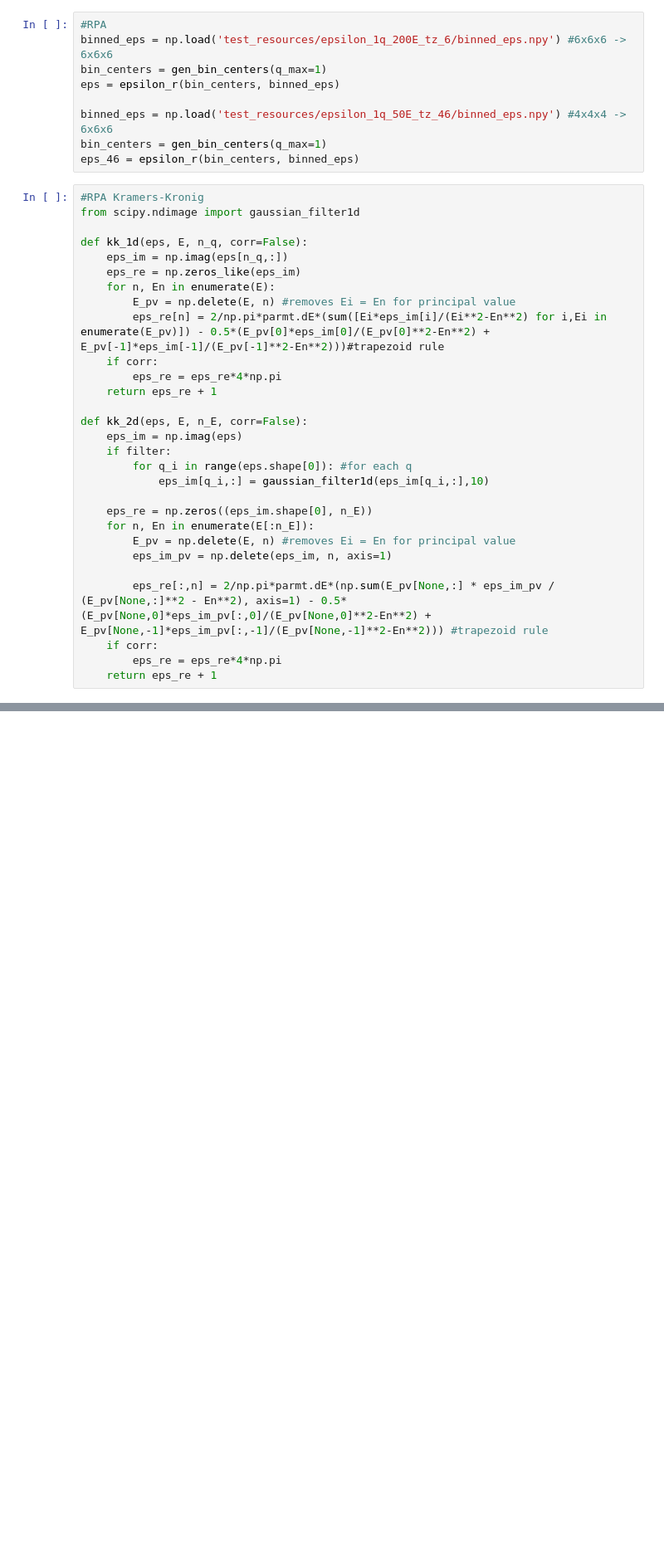
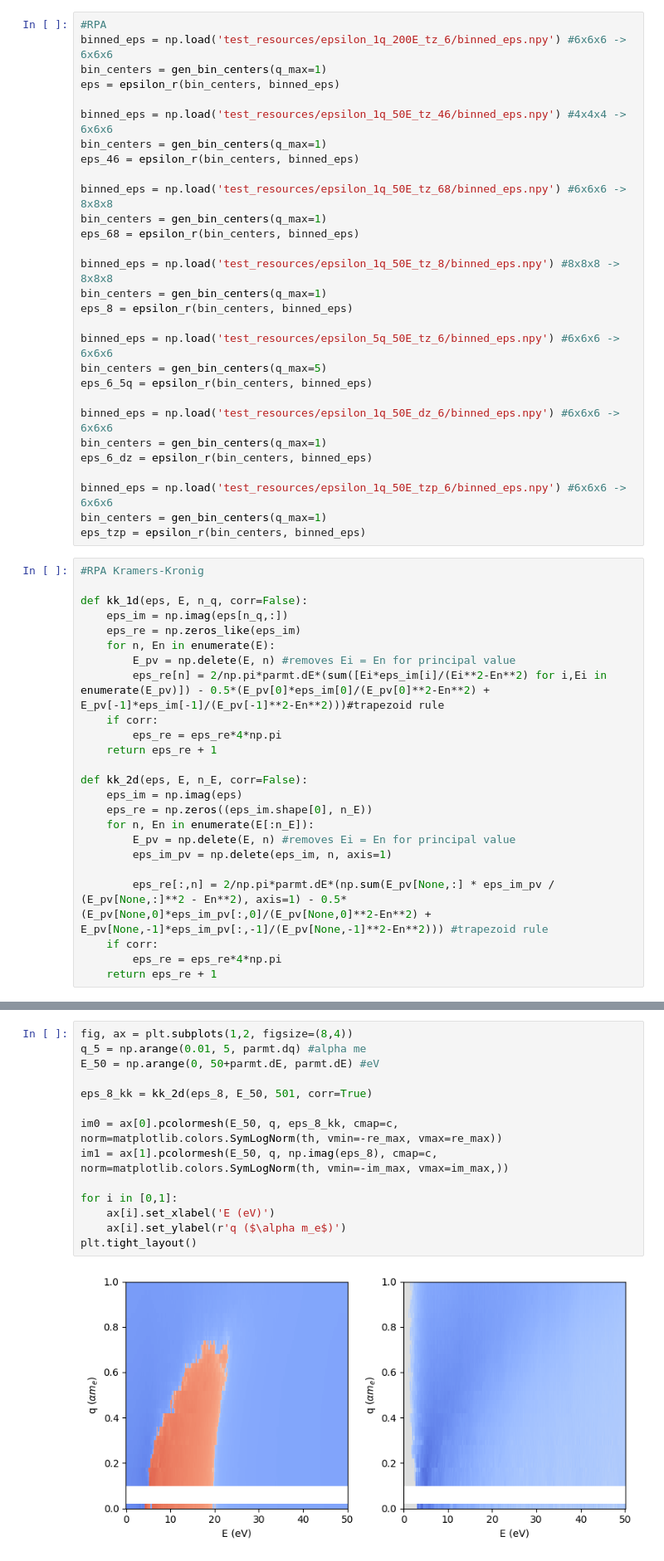
Before and after one commit to meganhott/QCDark2, a Jupyter notebook: plots.ipynb, the cells around one changed output, grey strips where cells are left out. Shown: that part at 83% size. Cells and saved outputs as stored; diff of their text form; blank space fills up the shorter version.

```diff
--- a/plots.ipynb
+++ b/plots.ipynb
@@ -22,9 +22,28 @@ eps = epsilon_r(bin_centers, binned_eps)
 binned_eps = np.load('test_resources/epsilon_1q_50E_tz_46/binned_eps.npy') #4x4x4 -> 6x6x6
 bin_centers = gen_bin_centers(q_max=1)
 eps_46 = epsilon_r(bin_centers, binned_eps)
+
+binned_eps = np.load('test_resources/epsilon_1q_50E_tz_68/binned_eps.npy') #6x6x6 -> 8x8x8
+bin_centers = gen_bin_centers(q_max=1)
+eps_68 = epsilon_r(bin_centers, binned_eps)
+
+binned_eps = np.load('test_resources/epsilon_1q_50E_tz_8/binned_eps.npy') #8x8x8 -> 8x8x8
+bin_centers = gen_bin_centers(q_max=1)
+eps_8 = epsilon_r(bin_centers, binned_eps)
+
+binned_eps = np.load('test_resources/epsilon_5q_50E_tz_6/binned_eps.npy') #6x6x6 -> 6x6x6
+bin_centers = gen_bin_centers(q_max=5)
+eps_6_5q = epsilon_r(bin_centers, binned_eps)
+
+binned_eps = np.load('test_resources/epsilon_1q_50E_dz_6/binned_eps.npy') #6x6x6 -> 6x6x6
+bin_centers = gen_bin_centers(q_max=1)
+eps_6_dz = epsilon_r(bin_centers, binned_eps)
+
+binned_eps = np.load('test_resources/epsilon_1q_50E_tzp_6/binned_eps.npy') #6x6x6 -> 6x6x6
+bin_centers = gen_bin_centers(q_max=1)
+eps_tzp = epsilon_r(bin_centers, binned_eps)
 # %%
 #RPA Kramers-Kronig
-from scipy.ndimage import gaussian_filter1d
 
 def kk_1d(eps, E, n_q, corr=False):
     eps_im = np.imag(eps[n_q,:])
@@ -38,10 +57,6 @@ def kk_1d(eps, E, n_q, corr=False):
 
 def kk_2d(eps, E, n_E, corr=False):
     eps_im = np.imag(eps)
-    if filter:
-        for q_i in range(eps.shape[0]): #for each q
-            eps_im[q_i,:] = gaussian_filter1d(eps_im[q_i,:],10)
-
     eps_re = np.zeros((eps_im.shape[0], n_E))
     for n, En in enumerate(E[:n_E]):
         E_pv = np.delete(E, n) #removes Ei = En for principal value
@@ -140,0 +157,16 @@ plt.tight_layout()
+# %%
+fig, ax = plt.subplots(1,2, figsize=(8,4))
+q_5 = np.arange(0.01, 5, parmt.dq) #alpha me
+E_50 = np.arange(0, 50+parmt.dE, parmt.dE) #eV
+
+eps_8_kk = kk_2d(eps_8, E_50, 501, corr=True)
+
+im0 = ax[0].pcolormesh(E_50, q, eps_8_kk, cmap=c, norm=matplotlib.colors.SymLogNorm(th, vmin=-re_max, vmax=re_max))
+im1 = ax[1].pcolormesh(E_50, q, np.imag(eps_8), cmap=c, norm=matplotlib.colors.SymLogNorm(th, vmin=-im_max, vmax=im_max,))
+
+for i in [0,1]:
+    ax[i].set_xlabel('E (eV)')
+    ax[i].set_ylabel(r'q ($\alpha m_e$)')
+plt.tight_layout()
+# %% [output]
+[figure, added]
```
Also changed, not shown: parts of 6 cells of this notebook.
